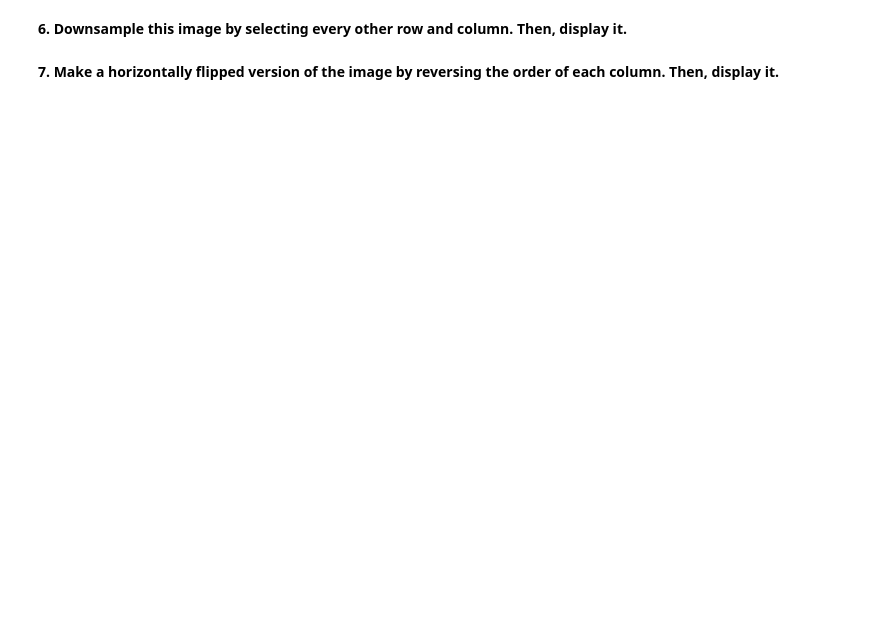
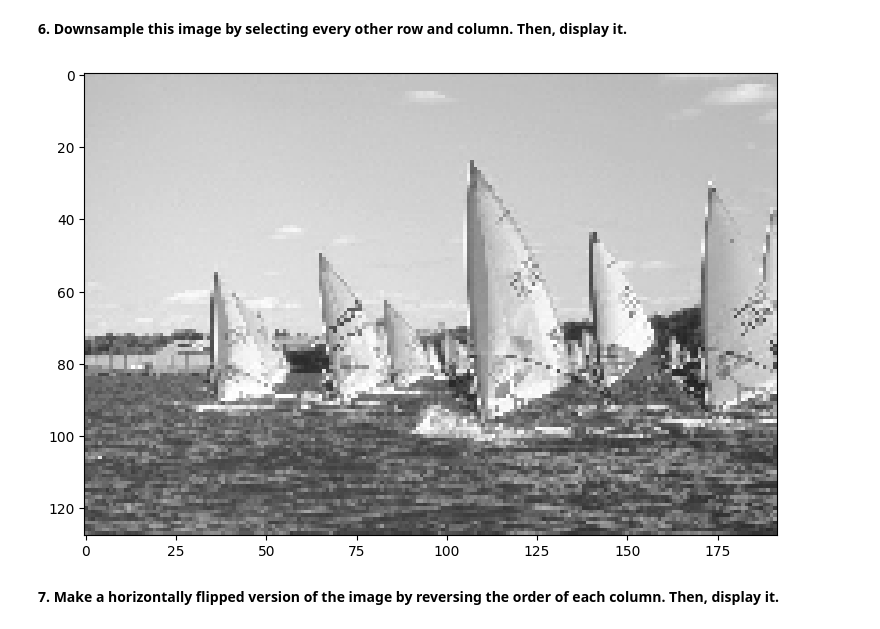
Before and after one commit to cdavin2/dsp_lab10a, a Jupyter notebook: lab10a_final_report.ipynb, the cells around one changed output. Saved outputs shown, nothing was run; the diff lists cells and outputs as text; code cells hidden in the pictures; blank space fills up the shorter version.

```diff
--- a/lab10a_final_report.ipynb
+++ b/lab10a_final_report.ipynb
@@ -74,2 +100,9 @@ plt.show()
+# %%
+# insert your code here
+yacht_down = yacht[::2,::2]
+plt.imshow(yacht_down, cmap='gray', vmin=0, vmax=255)
+plt.show()
+# %% [output]
+[figure, added]
 # %% [markdown]
 **7.  Make a horizontally flipped version of the image by reversing the order of each column. Then, display it.**
```
Also changed, not shown: parts of 42 cells of this notebook.
